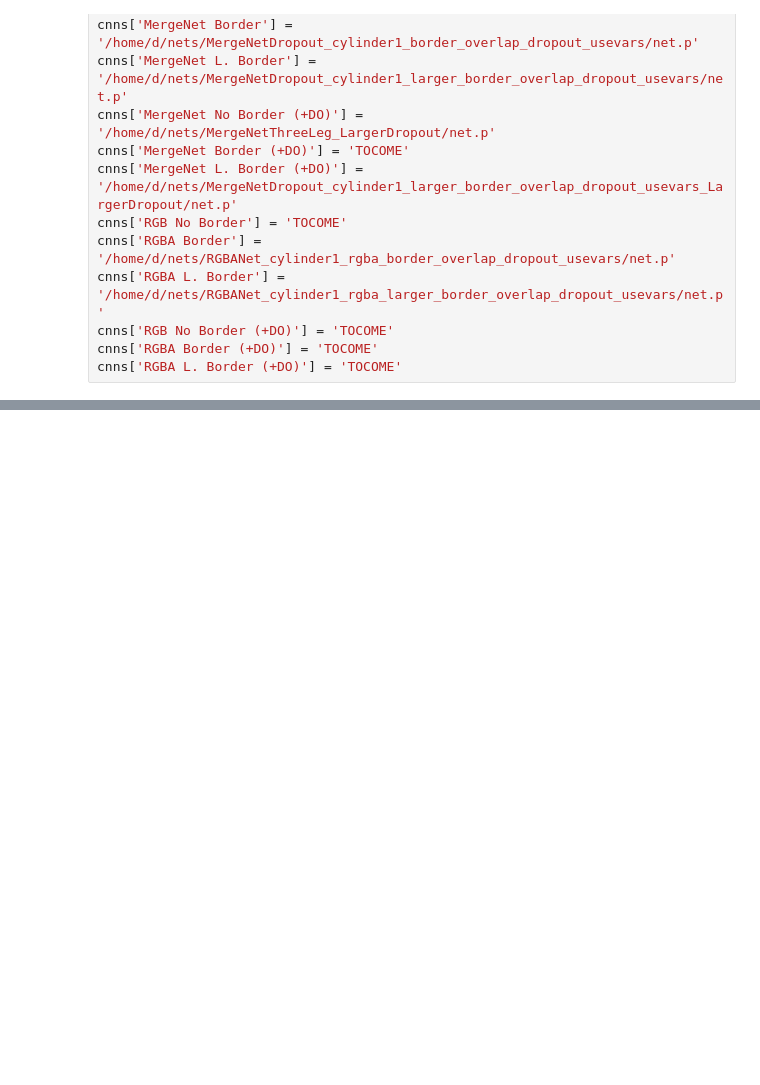
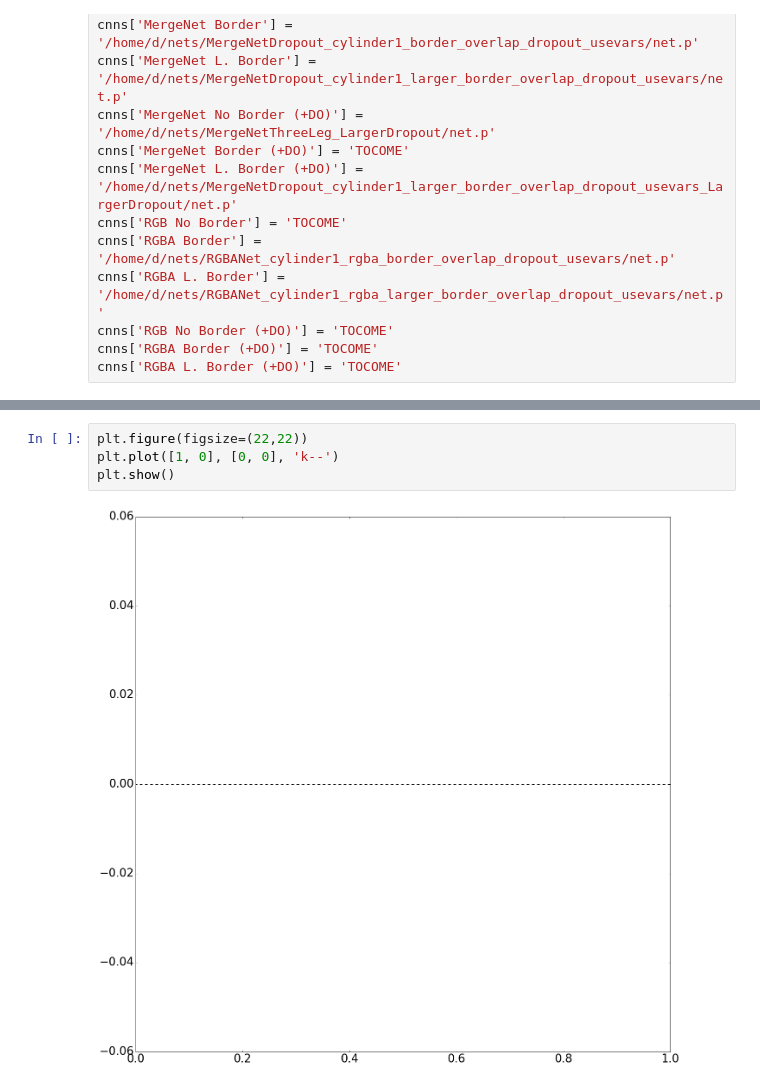
Before and after one commit to SrutiBh/mlproof, a Jupyter notebook: ALLSTATS.ipynb, the cells around one changed output, grey strips where cells are left out. Cells and saved outputs as stored; diff of their text form; blank space fills up the shorter version.

Commit message:
Fix line for precision/recall plots.

```diff
--- a/ALLSTATS.ipynb
+++ b/ALLSTATS.ipynb
@@ -46,3 +46,9 @@ Stats.quantify_cnns(cnns)
 | RGB No Border (+DO) | ... |
 | RGBA Border (+DO) | ... |
 | RGBA L. Border (+DO) | ... |
+# %%
+plt.figure(figsize=(22,22))
+plt.plot([1, 0], [0, 0], 'k--')
+plt.show()
+# %% [output]
+[figure, added]
```
Also changed, not shown: 2 other files.
